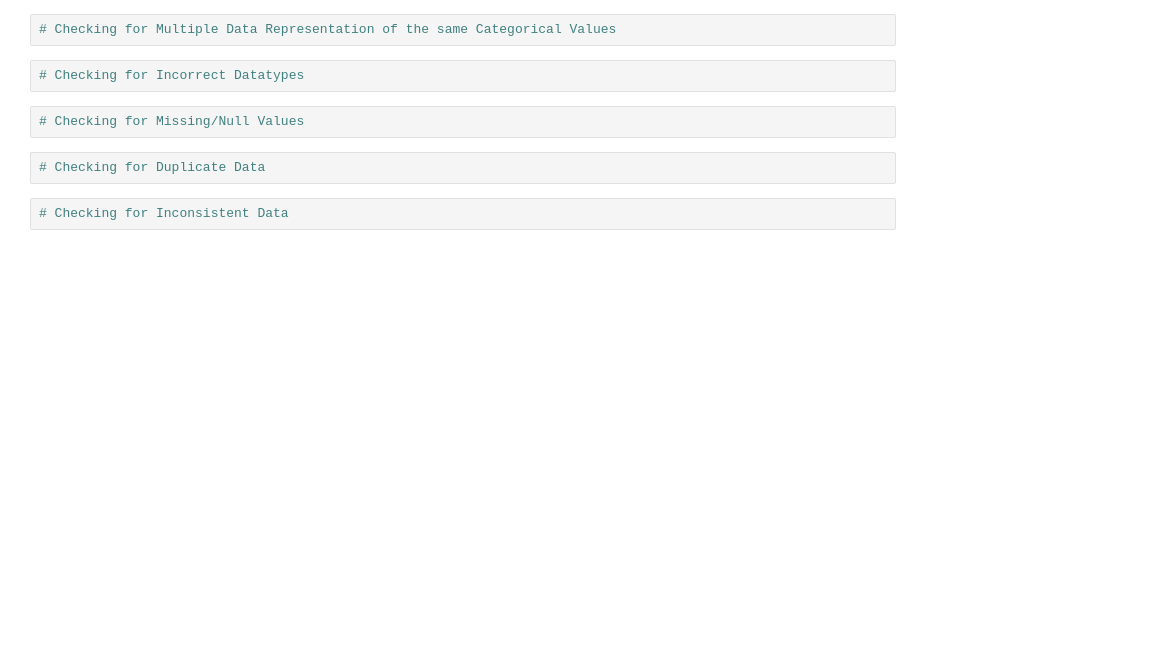
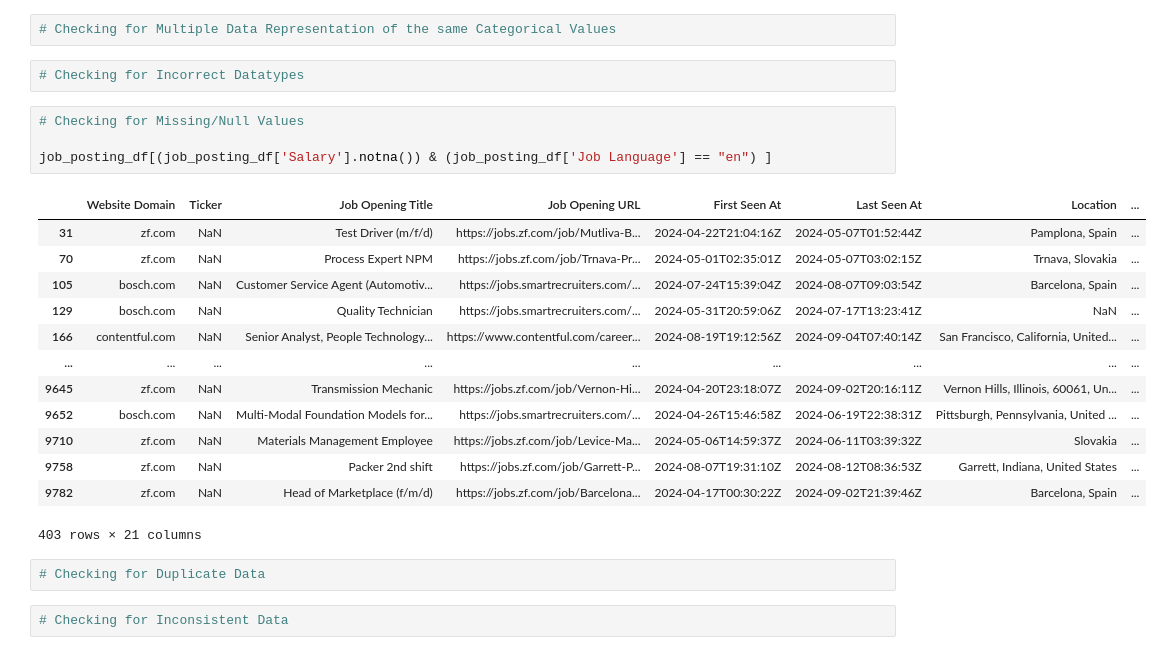
Before and after one commit to dredredre20/CSMODEL_MCO, a Jupyter notebook: mco.ipynb, the cells around one changed output. Cells and saved outputs as stored; diff of their text form; blank space fills up the shorter version.

```diff
--- a/mco.ipynb
+++ b/mco.ipynb
@@ -53,6 +77,22 @@ This section provides a brief description of the key attributes present in the d
 # Checking for Incorrect Datatypes
 # %%
 # Checking for Missing/Null Values
+
+job_posting_df[(job_posting_df['Salary'].notna()) & (job_posting_df['Job Language'] == "en") ]
+# %% [output]
+|  | Website Domain | Ticker | Job Opening Title | Job Opening URL | First Seen At | Last Seen At | Location | ... |
+| 31 | zf.com | NaN | Test Driver (m/f/d) | https://jobs.zf.com/job/Mutliva-B... | 2024-04-22T21:04:16Z | 2024-05-07T01:52:44Z | Pamplona, Spain | ... |
+| 70 | zf.com | NaN | Process Expert NPM | https://jobs.zf.com/job/Trnava-Pr... | 2024-05-01T02:35:01Z | 2024-05-07T03:02:15Z | Trnava, Slovakia | ... |
+| 105 | bosch.com | NaN | Customer Service Agent (Automotiv... | https://jobs.smartrecruiters.com/... | 2024-07-24T15:39:04Z | 2024-08-07T09:03:54Z | Barcelona, Spain | ... |
+| 129 | bosch.com | NaN | Quality Technician | https://jobs.smartrecruiters.com/... | 2024-05-31T20:59:06Z | 2024-07-17T13:23:41Z | NaN | ... |
+| 166 | contentful.com | NaN | Senior Analyst, People Technology... | https://www.contentful.com/career... | 2024-08-19T19:12:56Z | 2024-09-04T07:40:14Z | San Francisco, California, United... | ... |
+| ... | ... | ... | ... | ... | ... | ... | ... | ... |
+| 9645 | zf.com | NaN | Transmission Mechanic | https://jobs.zf.com/job/Vernon-Hi... | 2024-04-20T23:18:07Z | 2024-09-02T20:16:11Z | Vernon Hills, Illinois, 60061, Un... | ... |
+| 9652 | bosch.com | NaN | Multi-Modal Foundation Models for... | https://jobs.smartrecruiters.com/... | 2024-04-26T15:46:58Z | 2024-06-19T22:38:31Z | Pittsburgh, Pennsylvania, United ... | ... |
+| 9710 | zf.com | NaN | Materials Management Employee | https://jobs.zf.com/job/Levice-Ma... | 2024-05-06T14:59:37Z | 2024-06-11T03:39:32Z | Slovakia | ... |
+| 9758 | zf.com | NaN | Packer 2nd shift | https://jobs.zf.com/job/Garrett-P... | 2024-08-07T19:31:10Z | 2024-08-12T08:36:53Z | Garrett, Indiana, United States | ... |
+| 9782 | zf.com | NaN | Head of Marketplace (f/m/d) | https://jobs.zf.com/job/Barcelona... | 2024-04-17T00:30:22Z | 2024-09-02T21:39:46Z | Barcelona, Spain | ... |
+403 rows × 21 columns
 # %%
 # Checking for Duplicate Data
 # %%
```
Also changed, not shown: parts of 2 cells of this notebook.
